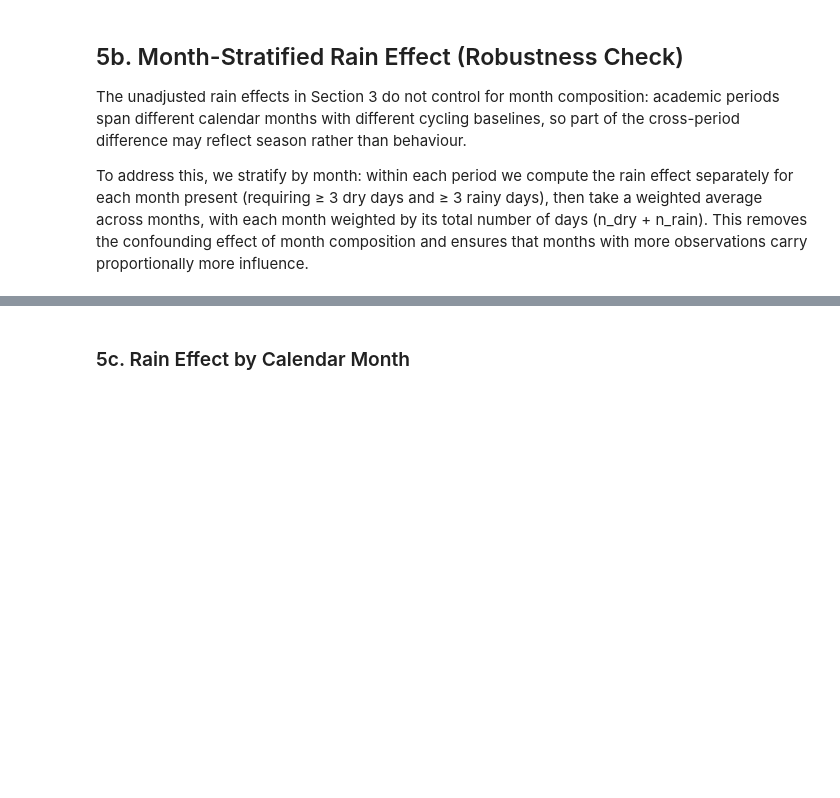
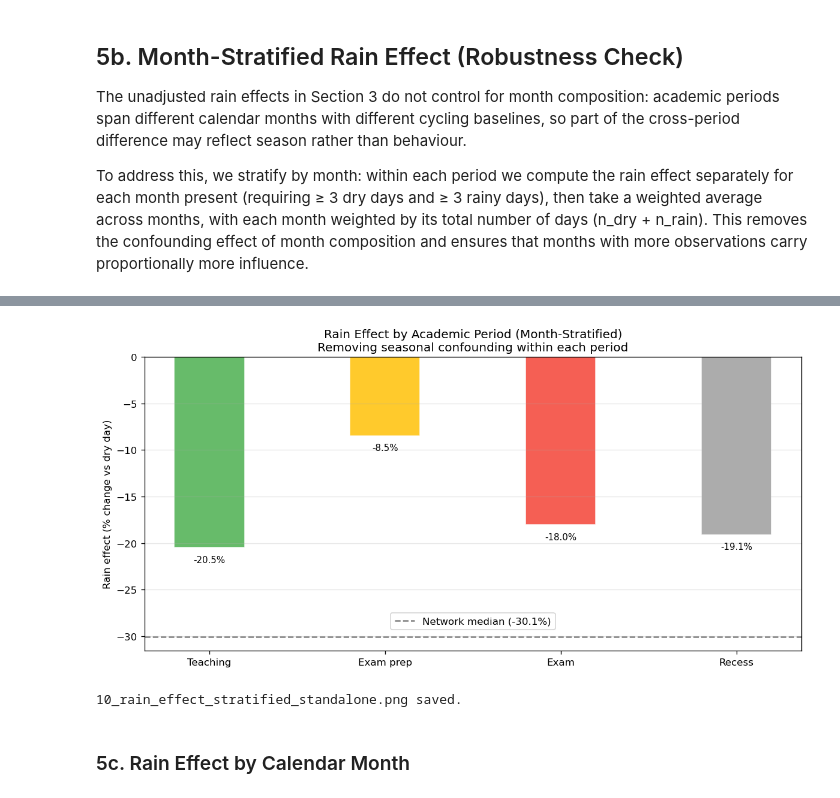
Before and after one commit to Queena34/mda-cycling-weather-group6, a Jupyter notebook: notebooks/10_leuven_totem_case.ipynb, the cells around one changed output, grey strips where cells are left out. Saved outputs shown, nothing was run; the diff lists cells and outputs as text; code cells hidden in the pictures; blank space fills up the shorter version.

```diff
--- a/notebooks/10_leuven_totem_case.ipynb
+++ b/notebooks/10_leuven_totem_case.ipynb
@@ -542,4 +542,34 @@ Interpretation:
 10_rain_effect_stratified.png saved.
+# %%
+# ── Stratified rain effect visualization (standalone) ─────────────
+fig, ax = plt.subplots(figsize=(10, 5))
+strat_vals = [stratified_effects[p] for p in KU_ORDER]
+bars = ax.bar(KU_LABELS, strat_vals, width=0.4, color=KU_BAR_COLORS, alpha=0.85, edgecolor="white")
+
+ax.axhline(0, color="black", linewidth=0.8)
+ax.axhline(network_rain_effect, color="gray", linestyle="--", linewidth=1.5,
+           label=f"Network median ({network_rain_effect:.1f}%)")
+
+for bar, val in zip(bars, strat_vals):
+    if pd.notna(val):
+        ax.text(bar.get_x() + bar.get_width() / 2,
+                val - 0.8 if val < 0 else val + 0.3,
+                f"{val:.1f}%", ha="center", va="top", fontsize=9)
+
+ax.set_ylabel("Rain effect (% change vs dry day)")
+ax.set_title(
+    "Rain Effect by Academic Period (Month-Stratified)\n"
+    "Removing seasonal confounding within each period"
+)
+ax.legend(loc="center", bbox_to_anchor=(0.5, 0.1))
+ax.grid(axis="y", alpha=0.3)
+fig.tight_layout()
+fig.savefig(FIGS / "10_rain_effect_stratified_standalone.png", dpi=150)
+plt.show()
+print("10_rain_effect_stratified_standalone.png saved.")
+# %% [output]
+[figure, added]
+10_rain_effect_stratified_standalone.png saved.
 # %% [markdown]
 ### 5c. Rain Effect by Calendar Month
 # %%
```
Also changed, not shown: parts of 2 cells of this notebook, 7 other files.
